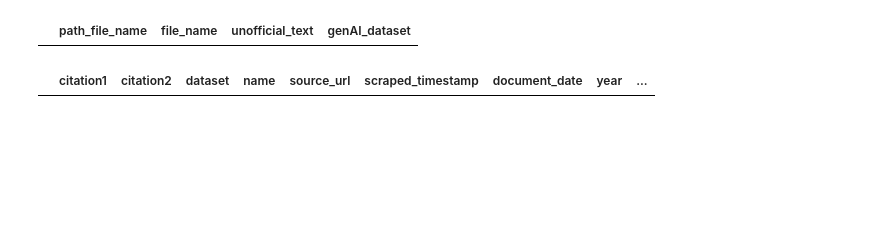
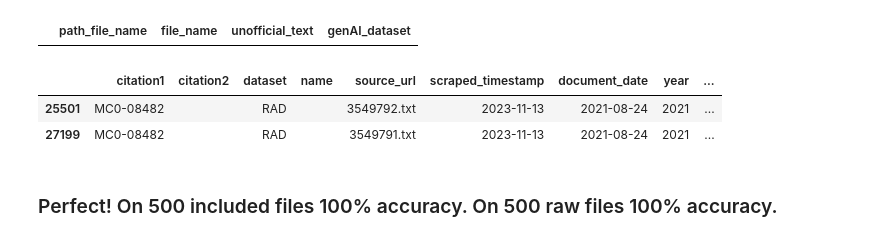
Before and after one commit to Refugee-Law-Lab/rad_bulk_data, a Jupyter notebook: genAI-verification.ipynb, the cells around one changed output. Saved outputs shown, nothing was run; the diff lists cells and outputs as text; code cells hidden in the pictures; blank space fills up the shorter version.

```diff
--- a/genAI-verification.ipynb
+++ b/genAI-verification.ipynb
@@ -243,6 +220,10 @@ df_sample_raw[(df_sample_raw['genAI_dataset'] == 'other') & (df_sample_raw['file
 # %% [output]
 |  | path_file_name | file_name | unofficial_text | genAI_dataset |
 # %%
-df[df['citation1'] == 'MB3-03369']
+df[df['citation1'] == 'MC0-08482']
 # %% [output]
 |  | citation1 | citation2 | dataset | name | source_url | scraped_timestamp | document_date | year | ... |
+| 25501 | MC0-08482 |  | RAD |  | 3549792.txt | 2023-11-13 | 2021-08-24 | 2021 | ... |
+| 27199 | MC0-08482 |  | RAD |  | 3549791.txt | 2023-11-13 | 2021-08-24 | 2021 | ... |
+# %% [markdown]
+### Perfect! On 500 included files 100% accuracy. On 500 raw files 100% accuracy.
```
Also changed, not shown: parts of 6 cells of this notebook, 26 other files.
